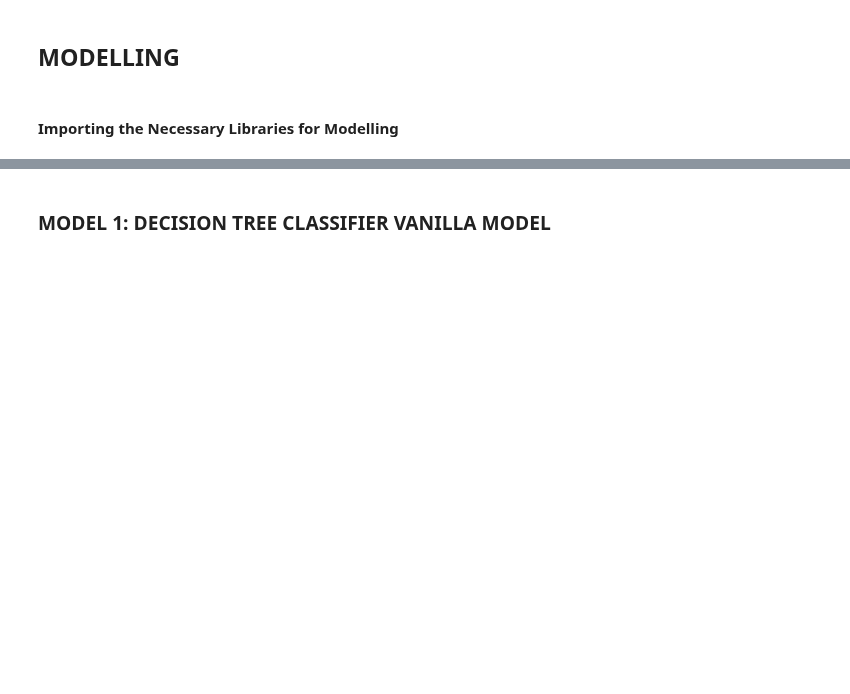
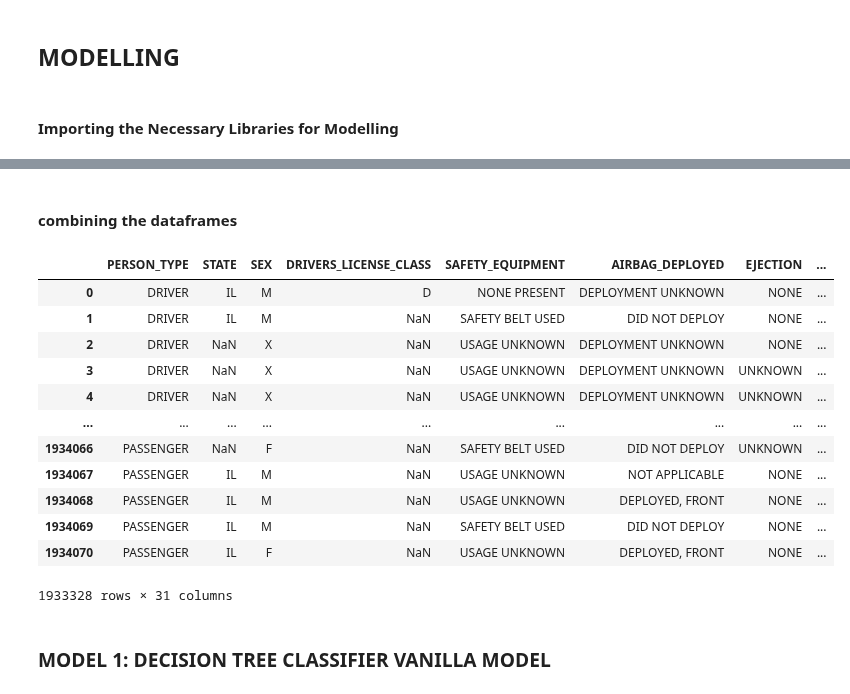
Before and after one commit to Cynthia-Njambi/City-of-Chicago-Traffic-Crashes-Project, a Jupyter notebook: groups/pamela.ipynb, the cells around one changed output, grey strips where cells are left out. Saved outputs shown, nothing was run; the diff lists cells and outputs as text; code cells hidden in the pictures; blank space fills up the shorter version.

Commit message:
combining categorical and numeric columns

```diff
--- a/groups/pamela.ipynb
+++ b/groups/pamela.ipynb
@@ -816,0 +824,19 @@ from sklearn.pipeline import Pipeline
+# %% [markdown]
+#### combining the dataframes
+# %%
+large_df = Selected_df[categorical].join(Selected_df[numerical])
+large_df
+# %% [output]
+|  | PERSON_TYPE | STATE | SEX | DRIVERS_LICENSE_CLASS | SAFETY_EQUIPMENT | AIRBAG_DEPLOYED | EJECTION | ... |
+| 0 | DRIVER | IL | M | D | NONE PRESENT | DEPLOYMENT UNKNOWN | NONE | ... |
+| 1 | DRIVER | IL | M | NaN | SAFETY BELT USED | DID NOT DEPLOY | NONE | ... |
+| 2 | DRIVER | NaN | X | NaN | USAGE UNKNOWN | DEPLOYMENT UNKNOWN | NONE | ... |
+| 3 | DRIVER | NaN | X | NaN | USAGE UNKNOWN | DEPLOYMENT UNKNOWN | UNKNOWN | ... |
+| 4 | DRIVER | NaN | X | NaN | USAGE UNKNOWN | DEPLOYMENT UNKNOWN | UNKNOWN | ... |
+| ... | ... | ... | ... | ... | ... | ... | ... | ... |
+| 1934066 | PASSENGER | NaN | F | NaN | SAFETY BELT USED | DID NOT DEPLOY | UNKNOWN | ... |
+| 1934067 | PASSENGER | IL | M | NaN | USAGE UNKNOWN | NOT APPLICABLE | NONE | ... |
+| 1934068 | PASSENGER | IL | M | NaN | USAGE UNKNOWN | DEPLOYED, FRONT | NONE | ... |
+| 1934069 | PASSENGER | IL | M | NaN | SAFETY BELT USED | DID NOT DEPLOY | NONE | ... |
+| 1934070 | PASSENGER | IL | F | NaN | USAGE UNKNOWN | DEPLOYED, FRONT | NONE | ... |
+1933328 rows × 31 columns
```
Also changed, not shown: parts of 3 cells of this notebook.
